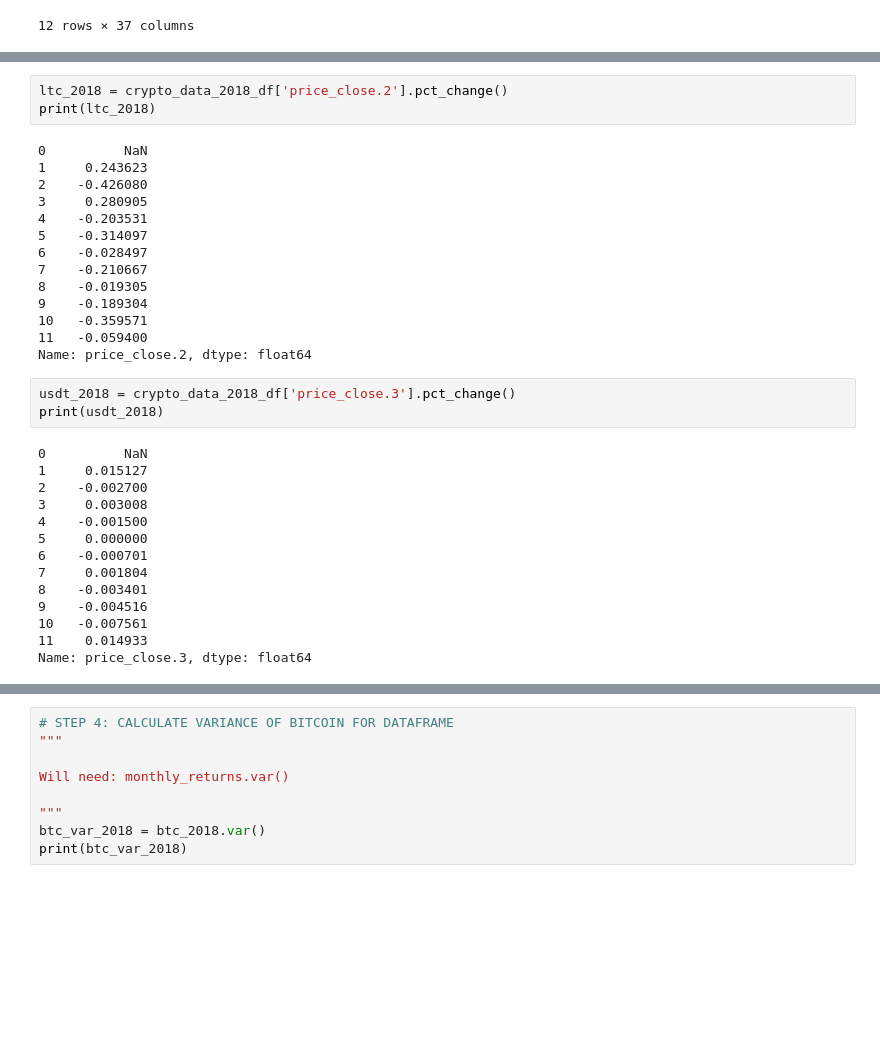
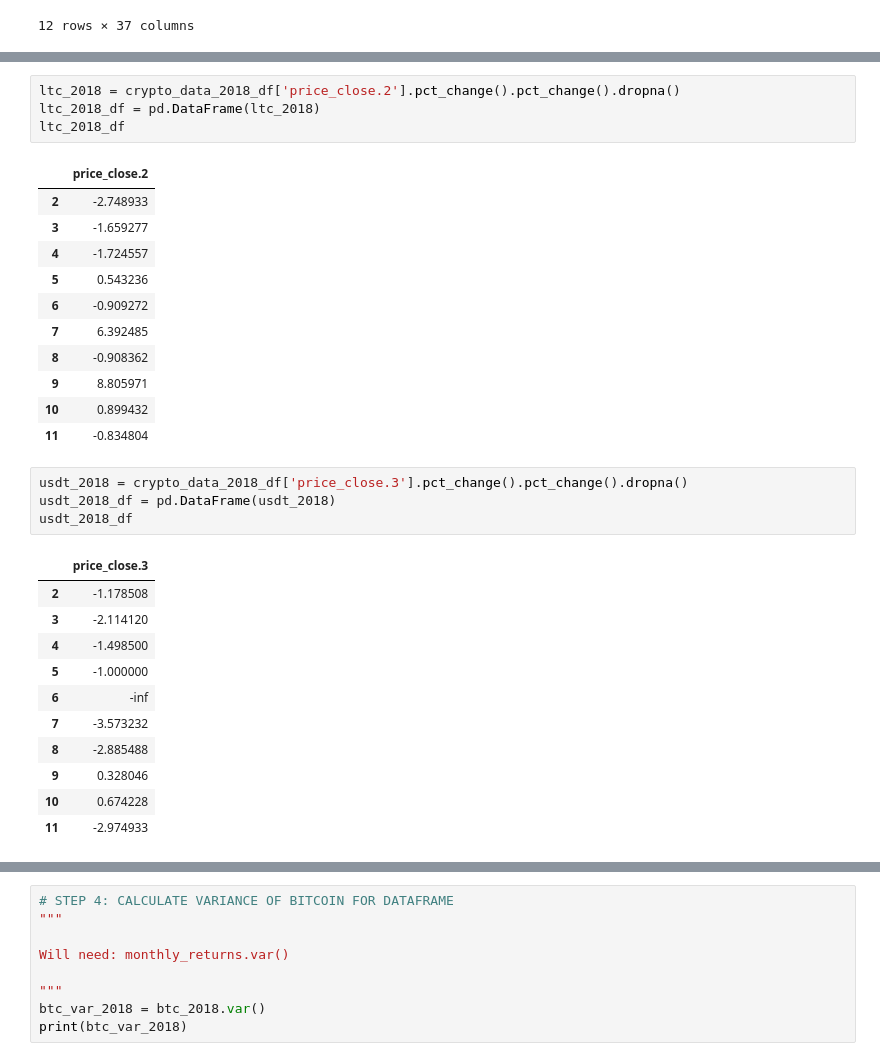
Before and after one commit to nathanduft44/Crypto_Corrisk, a Jupyter notebook: MB_folder/Analysis_2018.ipynb, the cells around one changed output, grey strips where cells are left out. Drawn from its saved outputs; the diff is of its cells as text; blank space fills up the shorter version.

```diff
--- a/MB_folder/Analysis_2018.ipynb
+++ b/MB_folder/Analysis_2018.ipynb
@@ -89,35 +91,33 @@ Name: price_close.1, dtype: float64
 # %%
-ltc_2018 = crypto_data_2018_df['price_close.2'].pct_change()
-print(ltc_2018)
+ltc_2018 = crypto_data_2018_df['price_close.2'].pct_change().pct_change().dropna()
+ltc_2018_df = pd.DataFrame(ltc_2018)
+ltc_2018_df
 # %% [output]
-0          NaN
-1     0.243623
-2    -0.426080
-3     0.280905
-4    -0.203531
-5    -0.314097
-6    -0.028497
-7    -0.210667
-8    -0.019305
-9    -0.189304
-10   -0.359571
-11   -0.059400
-Name: price_close.2, dtype: float64
+|  | price_close.2 |
+| 2 | -2.748933 |
+| 3 | -1.659277 |
+| 4 | -1.724557 |
+| 5 | 0.543236 |
+| 6 | -0.909272 |
+| 7 | 6.392485 |
+| 8 | -0.908362 |
+| 9 | 8.805971 |
+| 10 | 0.899432 |
+| 11 | -0.834804 |
 # %%
-usdt_2018 = crypto_data_2018_df['price_close.3'].pct_change()
-print(usdt_2018)
+usdt_2018 = crypto_data_2018_df['price_close.3'].pct_change().pct_change().dropna()
+usdt_2018_df = pd.DataFrame(usdt_2018)
+usdt_2018_df
 # %% [output]
-0          NaN
-1     0.015127
-2    -0.002700
-3     0.003008
-4    -0.001500
-5     0.000000
-6    -0.000701
-7     0.001804
-8    -0.003401
-9    -0.004516
-10   -0.007561
-11    0.014933
-Name: price_close.3, dtype: float64
+|  | price_close.3 |
+| 2 | -1.178508 |
+| 3 | -2.114120 |
+| 4 | -1.498500 |
+| 5 | -1.000000 |
+| 6 | -inf |
+| 7 | -3.573232 |
+| 8 | -2.885488 |
+| 9 | 0.328046 |
+| 10 | 0.674228 |
+| 11 | -2.974933 |
 # %%
```
Also changed, not shown: parts of 32 cells of this notebook.
